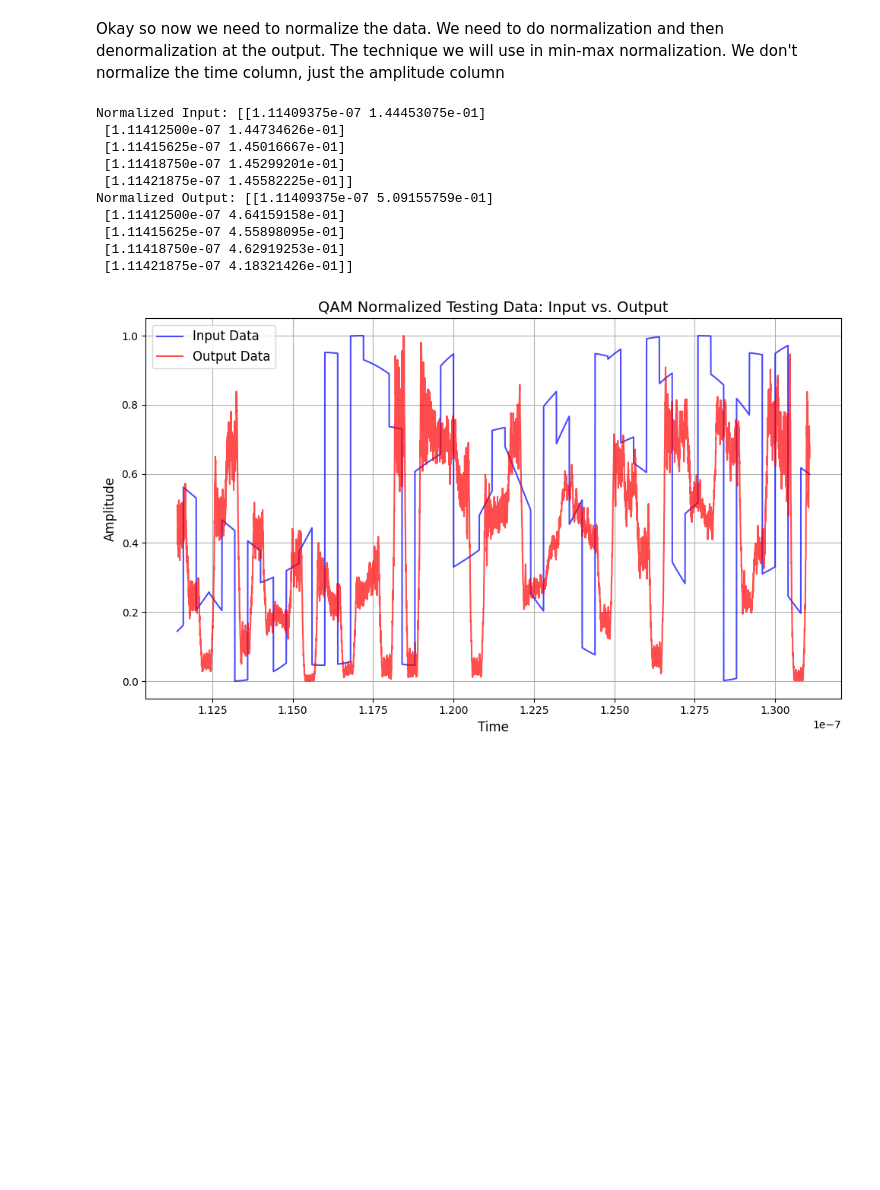
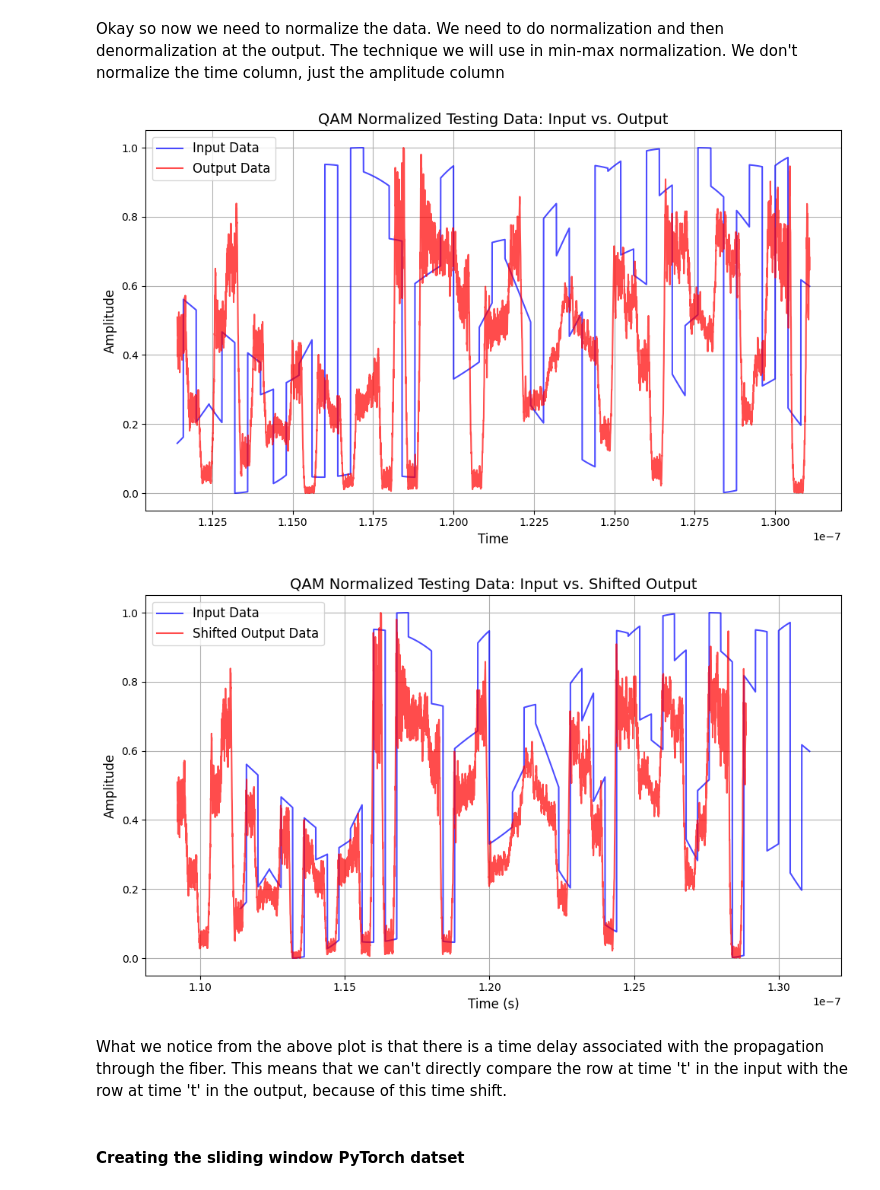
Before and after one commit to charliegil/Capstone, a Jupyter notebook: Tom/Channel_Modelling.ipynb, the cells around one changed output. Drawn from its saved outputs; the diff is of its cells as text; code cells hidden in the pictures; blank space fills up the shorter version.

```diff
--- a/Tom/Channel_Modelling.ipynb
+++ b/Tom/Channel_Modelling.ipynb
@@ -126,30 +145,29 @@ PAM Training Output Shape: (29360, 2)
 # %% [markdown]
 Okay so now we need to normalize the data. We need to do normalization and then denormalization at the output. The technique we will use in min-max normalization. We don't normalize the time column, just the amplitude column
 # %%
-def min_max_normalize(data):
+def min_max_normalize_with_time(time_col, data_col):
     """
-    Apply Min-Max normalization to an array.
+    Apply Min-Max normalization to a data column while keeping the time column.
 
     Parameters:
-        data (numpy.ndarray): The array to be normalized.
+        time_col (numpy.ndarray): The time column (unchanged).
+        data_col (numpy.ndarray): The data column to be normalized.
 
     Returns:
-        numpy.ndarray: Min-max normalized array.
+        numpy.ndarray: A 2D array with the first column as time and the second column normalized.
     """
-    X_min = np.min(data)
-    X_max = np.max(data)
+    X_min = np.min(data_col)
+    X_max = np.max(data_col)
 
     if X_max == X_min:
-        return np.zeros_like(data)  # Prevent division by zero if all values are the same
+        normalized_data = np.zeros_like(data_col)  # Handle constant values case
+    else:
+        normalized_data = (data_col - X_min) / (X_max - X_min)
 
-    return (data - X_min) / (X_max - X_min)
+    return np.column_stack((time_col, normalized_data))
 # %%
 qam_test_input_norm = min_max_normalize_with_time(qam_test_input[:, 0], qam_test_input[:, 1])
 qam_test_output_norm = min_max_normalize_with_time(qam_test_output[:, 0], qam_test_output[:, 1])
-
-# Print first few values to check
-print("Normalized Input:", qam_test_input_norm[:5])
-print("Normalized Output:", qam_test_output_norm[:5])
 
 
 plt.figure(figsize=(10, 6))
@@ -171,14 +189,39 @@ plt.tight_layout()
 # Show the plot
 plt.show()
 # %% [output]
-Normalized Input: [[1.11409375e-07 1.44453075e-01]
- [1.11412500e-07 1.44734626e-01]
- [1.11415625e-07 1.45016667e-01]
- [1.11418750e-07 1.45299201e-01]
- [1.11421875e-07 1.45582225e-01]]
-Normalized Output: [[1.11409375e-07 5.09155759e-01]
- [1.11412500e-07 4.64159158e-01]
- [1.11415625e-07 4.55898095e-01]
- [1.11418750e-07 4.62919253e-01]
- [1.11421875e-07 4.18321426e-01]]
 [figure]
+# %%
+time_shift = 2.2e-9
+
+# Create a new output dataset by shifting the time axis to the left by 1.2 ns.
+# We subtract time_shift from the time values in the first column.
+qam_test_output_norm_shifted = qam_test_output_norm.copy()
+qam_test_output_norm_shifted[:, 0] = qam_test_output_norm_shifted[:, 0] - time_shift
+
+# Plot the input data and the time-shifted output data
+plt.figure(figsize=(10, 6))
+
+# Plot the input data
+plt.plot(qam_test_input_norm[:, 0], qam_test_input_norm[:, 1],
+         label="Input Data", color="blue", alpha=0.7)
+
+# Plot the shifted output data
+plt.plot(qam_test_output_norm_shifted[:, 0], qam_test_output_norm_shifted[:, 1],
+         label="Shifted Output Data", color="red", alpha=0.7)
+
+# Add labels, title, legend, and grid
+plt.title("QAM Normalized Testing Data: Input vs. Shifted Output", fontsize=14)
+plt.xlabel("Time (s)", fontsize=12)
+plt.ylabel("Amplitude", fontsize=12)
+plt.legend(fontsize=12)
+plt.grid(True)
+plt.tight_layout()
+
+# Show the plot
+plt.show()
+# %% [output]
+[figure, added]
+# %% [markdown]
+What we notice from the above plot is that there is a time delay associated with the propagation through the fiber. This means that we can't directly compare the row at time 't' in the input with the row at time 't' in the output, because of this time shift.
+# %% [markdown]
+<h4> Creating the sliding window PyTorch datset</h4>
```
Also changed, not shown: parts of 11 cells of this notebook, 4 other files.
